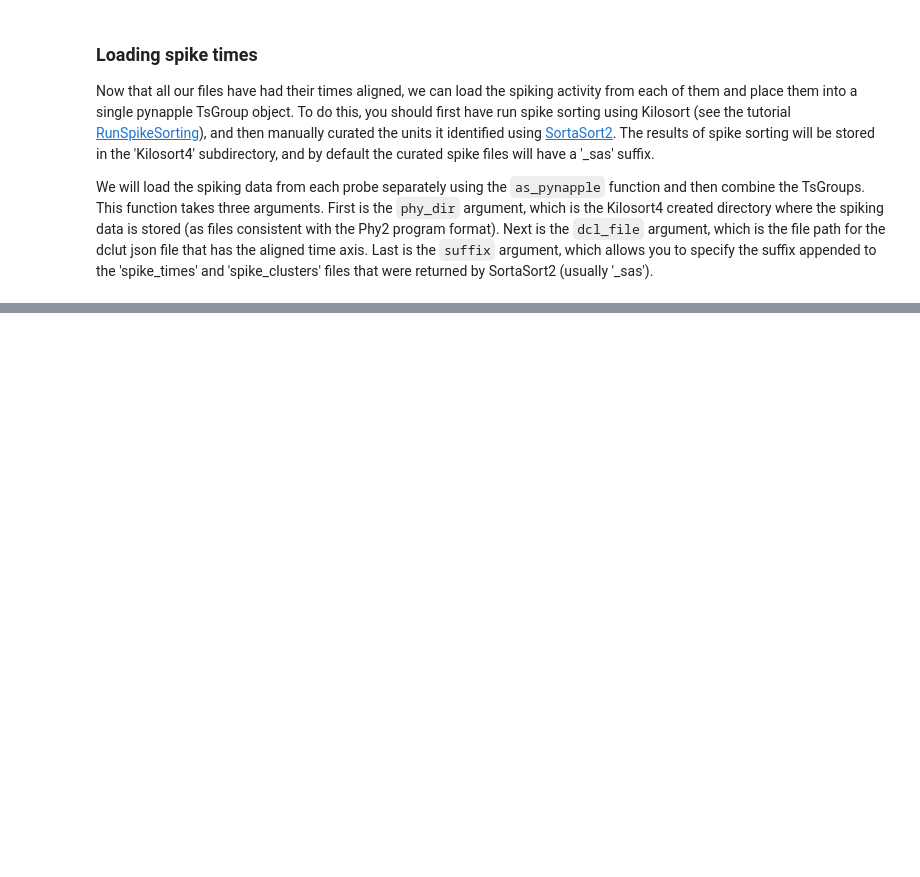
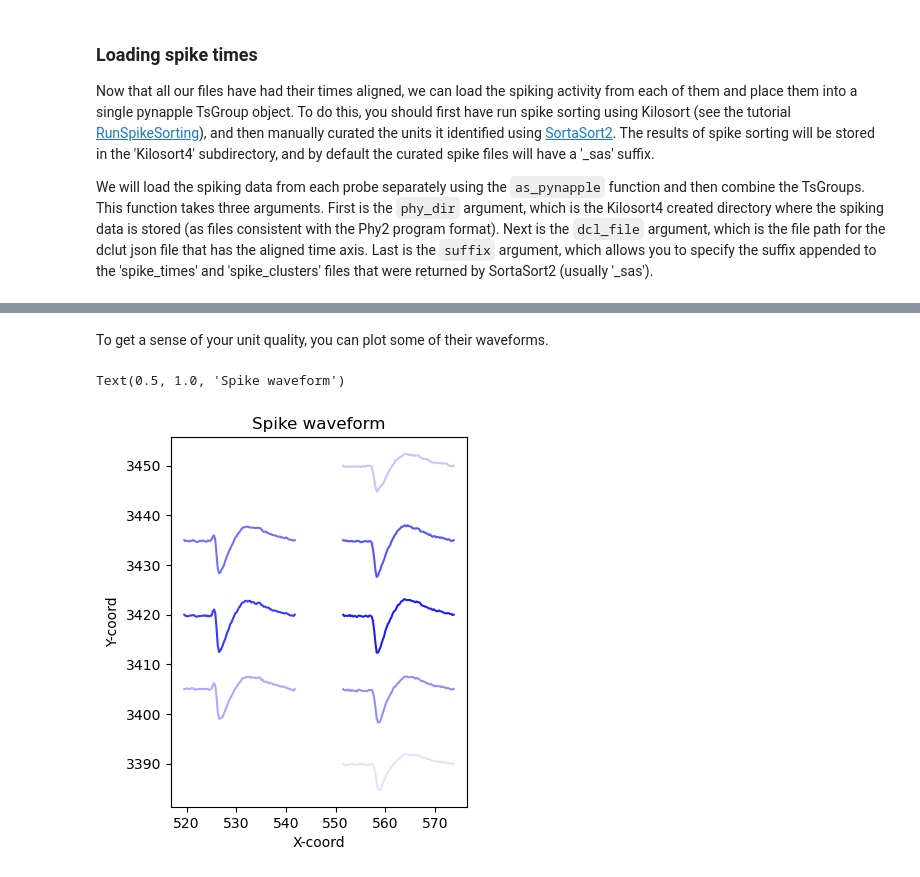
Before and after one commit to dbheadley/mimo_pack, a Jupyter notebook: tutorials/PreprocessSpikeGLXSession.ipynb, the cells around one changed output, grey strips where cells are left out. Drawn from its saved outputs; the diff is of its cells as text; code cells hidden in the pictures; blank space fills up the shorter version.

Commit message:
added spike waveforms meta data to TsGroup

```diff
--- a/tutorials/PreprocessSpikeGLXSession.ipynb
+++ b/tutorials/PreprocessSpikeGLXSession.ipynb
@@ -188,4 +174,6 @@ all_spikes = spikes[0]
 for i in range(1,len(spikes)):
     all_spikes = all_spikes.merge(spikes[i], reset_index=True, reset_time_support=True)
 
-print(all_spikes)
+# get just the single and multiunit spikes as separate TsGroup objects
+su = all_spikes.getby_category('class')['SU']
+mu = all_spikes.getby_category('class')['MU']
@@ -191,0 +202,24 @@ print(all_spikes)
+# %% [markdown]
+To get a sense of your unit quality, you can plot some of their waveforms.
+# %%
+import matplotlib.pyplot as plt
+import numpy as np
+
+# pull out the waveform data from the SU TsGroup object
+su_waves = su.get_info('waveform')
+indices = su.keys()
+ind = indices[64]
+
+# plot the waveforms
+for i in range(8):
+    plt.plot(np.arange(-30,60)/4+su_waves[ind]['x'][i],
+         su_waves[ind]['waveform'][:,i]/4+su_waves[ind]['y'][i],
+         color='blue', alpha=(i+1)/9)
+
+plt.gca().set_aspect('equal')
+plt.xlabel('X-coord')
+plt.ylabel('Y-coord')
+plt.title('Spike waveform')
+# %% [output]
+Text(0.5, 1.0, 'Spike waveform')
+[figure, added]
```
Also changed, not shown: parts of 7 cells of this notebook, 1 other file.
